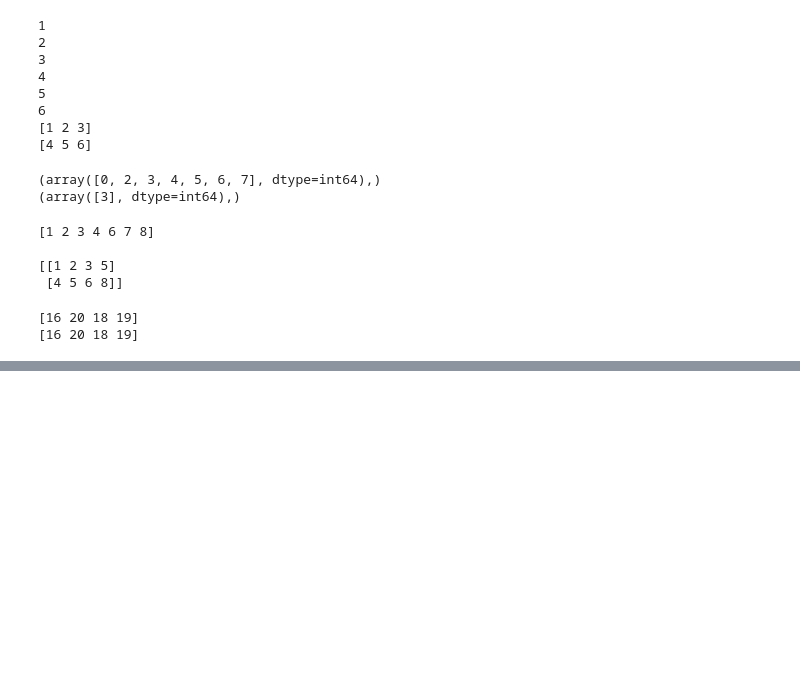
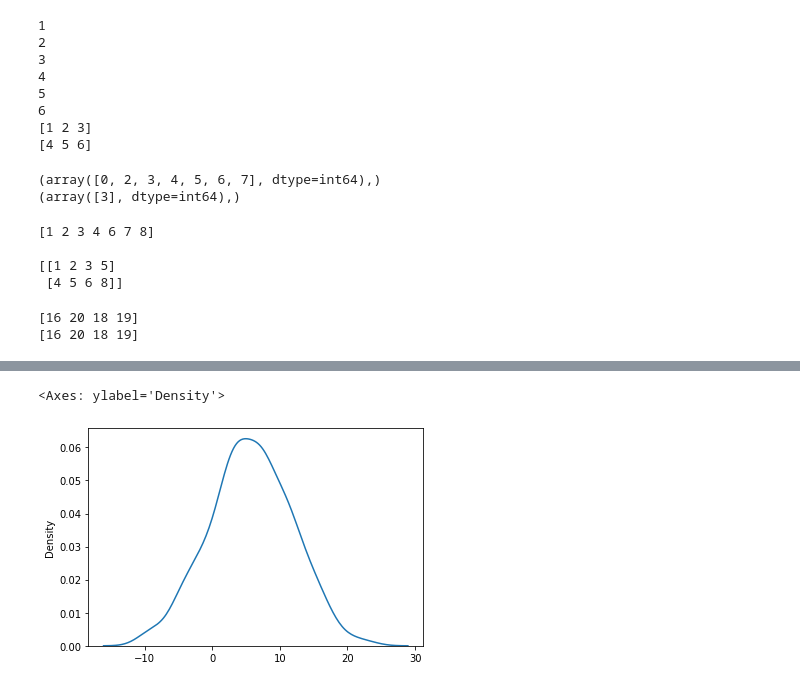
Before and after one commit to Arefe-Masnouie/python, a Jupyter notebook: numpy/numpy.ipynb, the cells around one changed output, grey strips where cells are left out. Saved outputs shown, nothing was run; the diff lists cells and outputs as text; code cells hidden in the pictures; blank space fills up the shorter version.

```diff
--- a/numpy/numpy.ipynb
+++ b/numpy/numpy.ipynb
@@ -504,0 +659,6 @@ print(filtered_array)
+# %%
+normal_array = random.normal(loc = 6, scale = 6, size = 500 ) # normal distribution with mean 6 and standard deviation 6
+sns.distplot(normal_array, hist=False)
+# %% [output]
+<Axes: ylabel='Density'>
+[figure, added]
```
Also changed, not shown: parts of 24 cells of this notebook.
